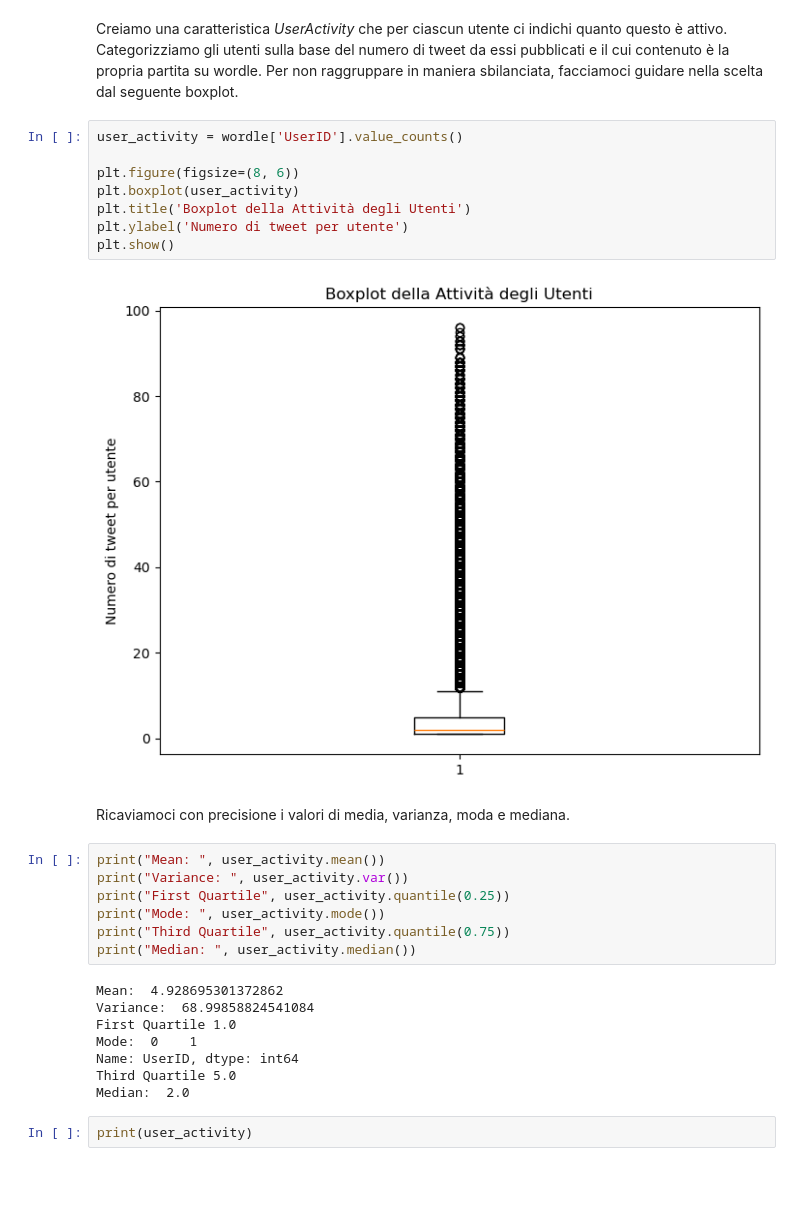
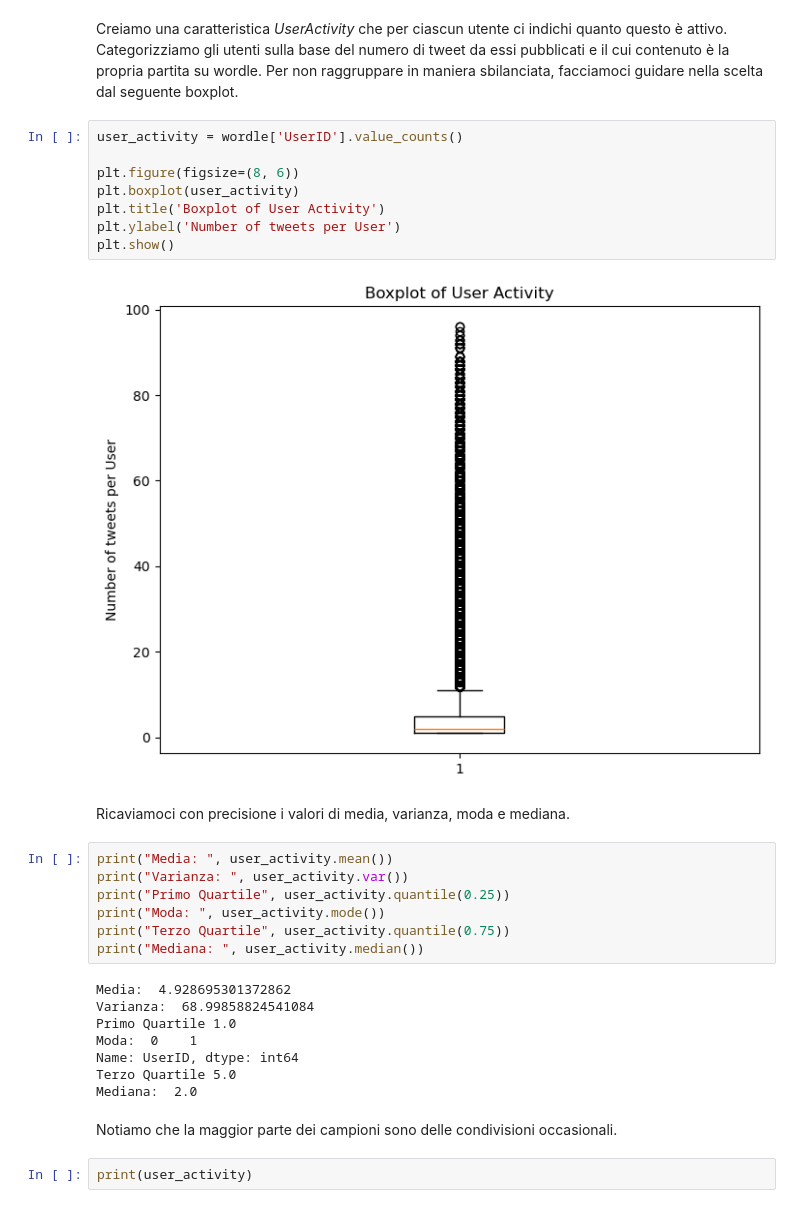
Before and after one commit to roby-ianny/IannelloSuffia_DataScienceProject, a Jupyter notebook: DataScienceProject.ipynb, the cells around one changed output. Drawn from its saved outputs; the diff is of its cells as text; blank space fills up the shorter version.

```diff
--- a/DataScienceProject.ipynb
+++ b/DataScienceProject.ipynb
@@ -678,30 +678,32 @@ Per non raggruppare in maniera sbilanciata, facciamoci guidare nella scelta dal
 # %%
 user_activity = wordle['UserID'].value_counts()
 
 plt.figure(figsize=(8, 6))
 plt.boxplot(user_activity)
-plt.title('Boxplot della Attività degli Utenti')
-plt.ylabel('Numero di tweet per utente')
+plt.title('Boxplot of User Activity')
+plt.ylabel('Number of tweets per User')
 plt.show()
 # %% [output]
-[figure, old version]
+[figure, new version]
 # %% [markdown]
 Ricaviamoci con precisione i valori di media, varianza, moda e mediana.
 # %%
-print("Mean: ", user_activity.mean())
-print("Variance: ", user_activity.var())
-print("First Quartile", user_activity.quantile(0.25))
-print("Mode: ", user_activity.mode())
-print("Third Quartile", user_activity.quantile(0.75))
-print("Median: ", user_activity.median())
+print("Media: ", user_activity.mean())
+print("Varianza: ", user_activity.var())
+print("Primo Quartile", user_activity.quantile(0.25))
+print("Moda: ", user_activity.mode())
+print("Terzo Quartile", user_activity.quantile(0.75))
+print("Mediana: ", user_activity.median())
 # %% [output]
-Mean:  4.928695301372862
-Variance:  68.99858824541084
-First Quartile 1.0
-Mode:  0    1
+Media:  4.928695301372862
+Varianza:  68.99858824541084
+Primo Quartile 1.0
+Moda:  0    1
 Name: UserID, dtype: int64
-Third Quartile 5.0
-Median:  2.0
+Terzo Quartile 5.0
+Mediana:  2.0
+# %% [markdown]
+Notiamo che la maggior parte dei campioni sono delle condivisioni occasionali.
 # %%
 print(user_activity)
 # %% [output]
```
Also changed, not shown: parts of 94 cells of this notebook, 3 other files.
